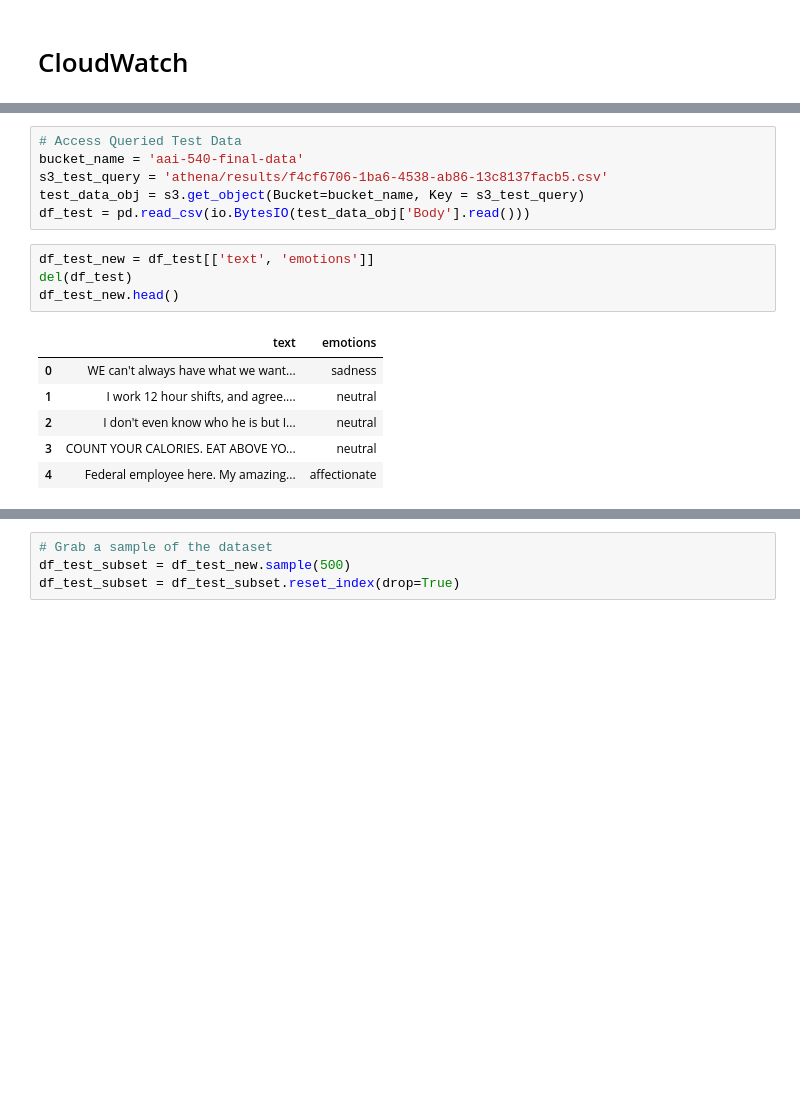
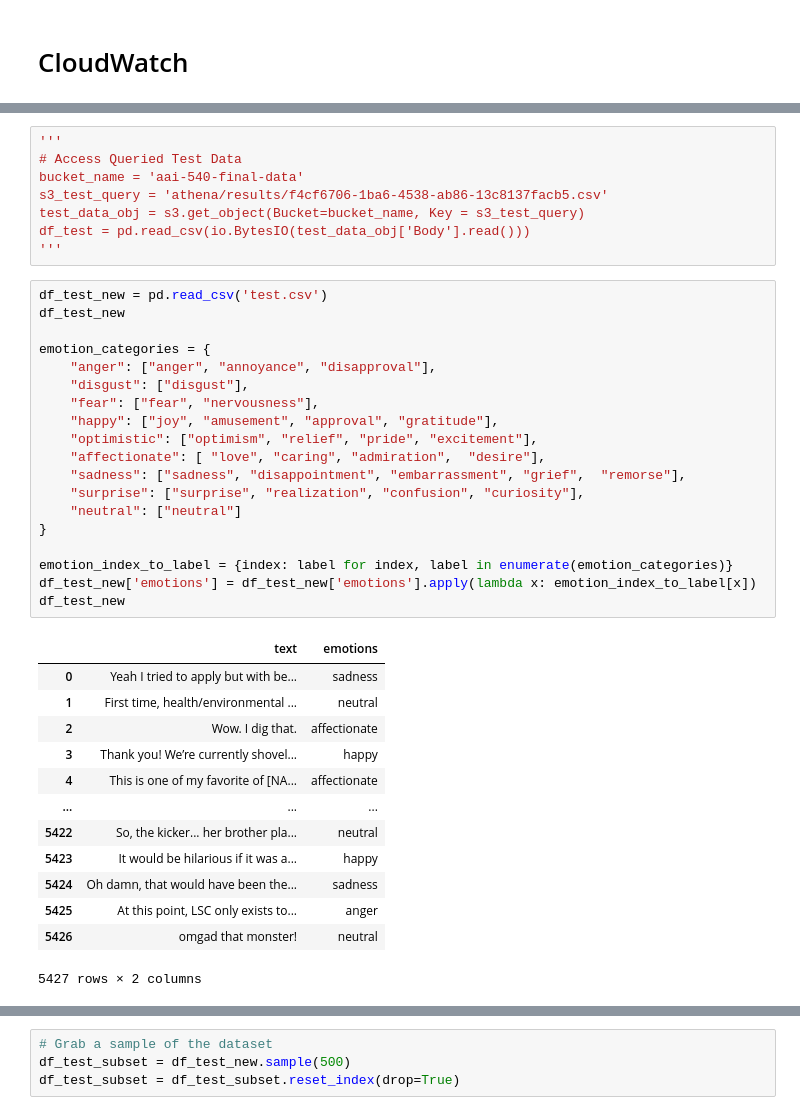
Before and after one commit to jeffreykthomas/AAI-540-Final, a Jupyter notebook: CloudWatch.ipynb, the cells around one changed output, grey strips where cells are left out. Drawn from its saved outputs; the diff is of its cells as text; blank space fills up the shorter version.

```diff
--- a/CloudWatch.ipynb
+++ b/CloudWatch.ipynb
@@ -57,20 +57,44 @@ Report path: s3://aai-540-final-data/sagemaker/AIEmotions-ModelQualityMonitor/re
 # %%
+'''
 # Access Queried Test Data
 bucket_name = 'aai-540-final-data'
 s3_test_query = 'athena/results/f4cf6706-1ba6-4538-ab86-13c8137facb5.csv'
 test_data_obj = s3.get_object(Bucket=bucket_name, Key = s3_test_query)
 df_test = pd.read_csv(io.BytesIO(test_data_obj['Body'].read()))
+'''
-# %%
-df_test_new = df_test[['text', 'emotions']]
-del(df_test)
-df_test_new.head()
-# %% [output]
-|  | text | emotions |
-| 0 | WE can't always have what we want... | sadness |
-| 1 | I work 12 hour shifts, and agree.... | neutral |
-| 2 | I don't even know who he is but I... | neutral |
-| 3 | COUNT YOUR CALORIES. EAT ABOVE YO... | neutral |
-| 4 | Federal employee here. My amazing... | affectionate |
+# %%
+df_test_new = pd.read_csv('test.csv')
+df_test_new
+
+emotion_categories = {
+	"anger": ["anger", "annoyance", "disapproval"],
+	"disgust": ["disgust"],
+	"fear": ["fear", "nervousness"],
+	"happy": ["joy", "amusement", "approval", "gratitude"],
+	"optimistic": ["optimism", "relief", "pride", "excitement"],
+	"affectionate": [ "love", "caring", "admiration",  "desire"],
+	"sadness": ["sadness", "disappointment", "embarrassment", "grief",  "remorse"],
+	"surprise": ["surprise", "realization", "confusion", "curiosity"],
+	"neutral": ["neutral"]
+}
+
+emotion_index_to_label = {index: label for index, label in enumerate(emotion_categories)}
+df_test_new['emotions'] = df_test_new['emotions'].apply(lambda x: emotion_index_to_label[x])
+df_test_new
+# %% [output]
+|  | text | emotions |
+| 0 | Yeah I tried to apply but with be... | sadness |
+| 1 | First time, health/environmental ... | neutral |
+| 2 | Wow. I dig that. | affectionate |
+| 3 | Thank you! We’re currently shovel... | happy |
+| 4 | This is one of my favorite of [NA... | affectionate |
+| ... | ... | ... |
+| 5422 | So, the kicker... her brother pla... | neutral |
+| 5423 | It would be hilarious if it was a... | happy |
+| 5424 | Oh damn, that would have been the... | sadness |
+| 5425 | At this point, LSC only exists to... | anger |
+| 5426 | omgad that monster! | neutral |
+5427 rows × 2 columns
 # %%
 #Retrieve Model
 role = sagemaker.get_execution_role()
```
Also changed, not shown: parts of 44 cells of this notebook.
